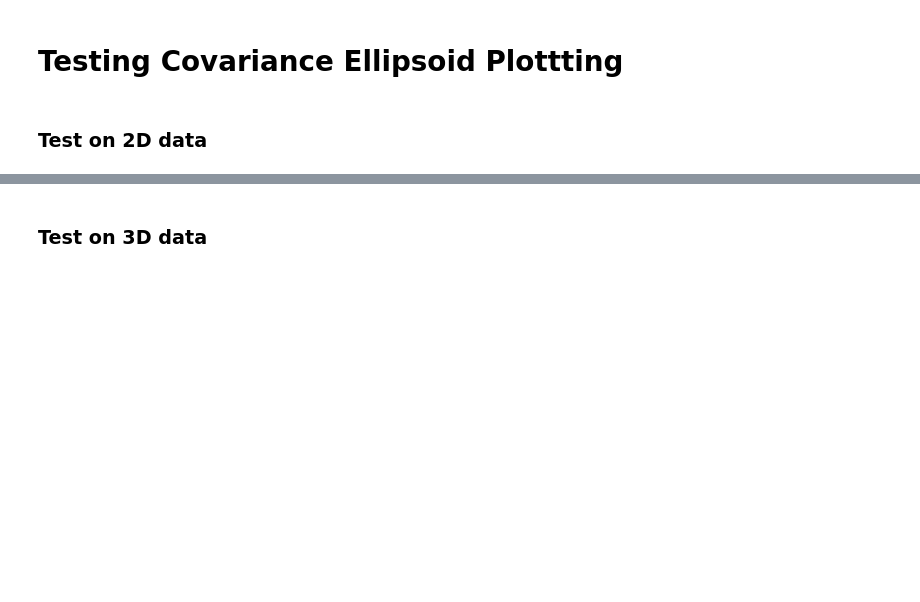
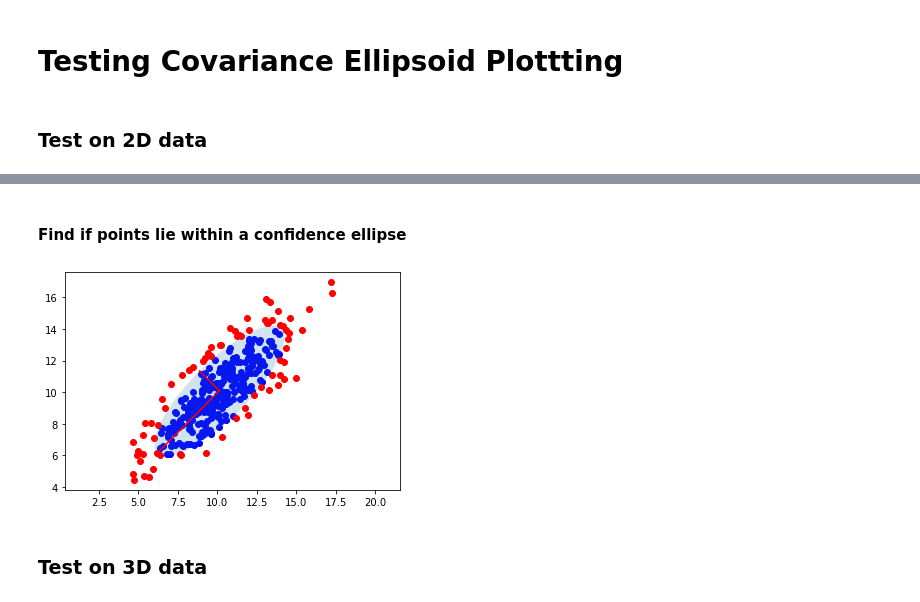
Before and after one commit to justagist/covariance_ellipsoid_python, a Jupyter notebook: demo.ipynb, the cells around one changed output, grey strips where cells are left out. Saved outputs shown, nothing was run; the diff lists cells and outputs as text; code cells hidden in the pictures; blank space fills up the shorter version.

Commit message:
add functionality to check if a point falls within a confidence ellipse

```diff
--- a/demo.ipynb
+++ b/demo.ipynb
@@ -35,3 +35,34 @@ plt.axis("equal")
+# %% [markdown]
+#### Find if points lie within a confidence ellipse
+# %%
+# Find points within a confidence ellipse
+
+in_points = []
+out_points = []
+confidence = 0.8
+ax = plot_covariance_ellipsoid(mean, cov, confidence)
+
+for i in range(data.shape[1]):
+    # print data[:,i]
+    if point_is_in_covariance_ellipsoid(data[:,i], mean, cov, confidence):
+        in_points.append(data[:,i].flatten())
+        # print "dataes"
+    else:
+        out_points.append(data[:,i].flatten())
+
+in_points = np.asarray(in_points)
+out_points = np.asarray(out_points)
+
+if in_points.shape[0]>1:
+    ax.scatter(*[in_points[:,d] for d in range(data.shape[0])],c='b')
+if out_points.shape[0]>1:
+    ax.scatter(*[out_points[:,d] for d in range(data.shape[0])],c='r')
+try:
+    ax.axis("equal")
+except NotImplementedError:
+    ax.axis("auto")
+# %% [output]
+[figure, added]
 # %% [markdown]
 ### Test on 3D data
 # %%
```
Also changed, not shown: parts of 4 cells of this notebook, 2 other files.
